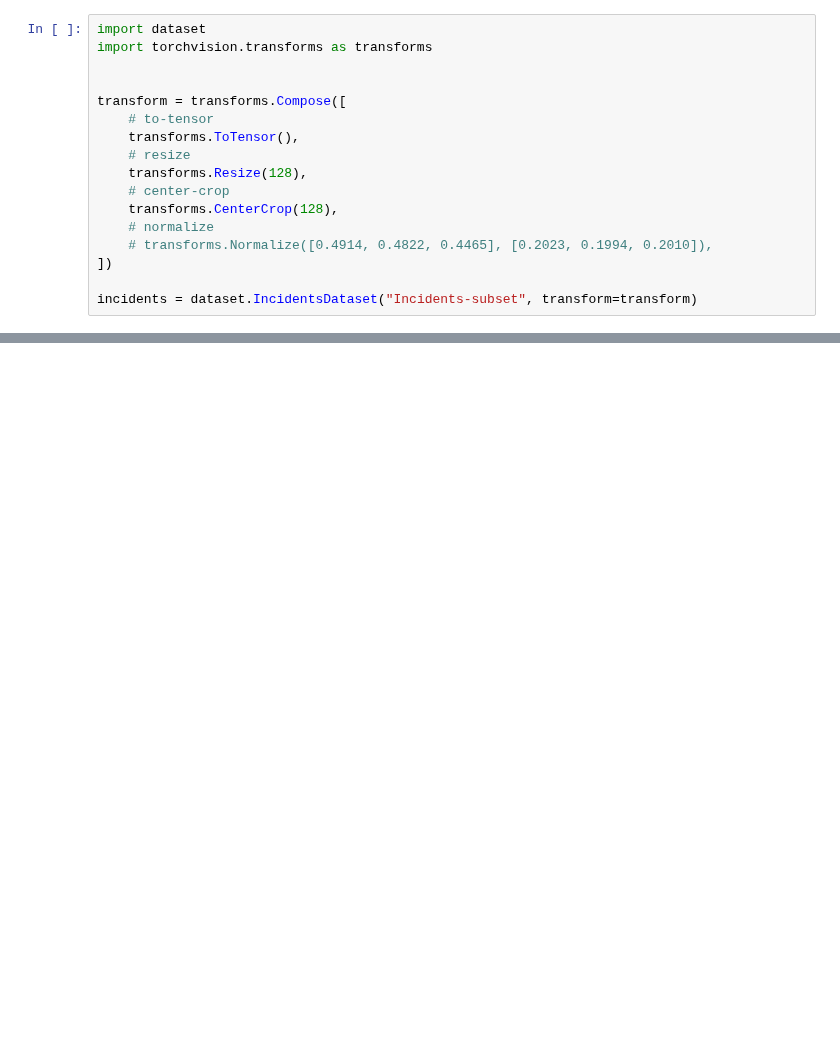
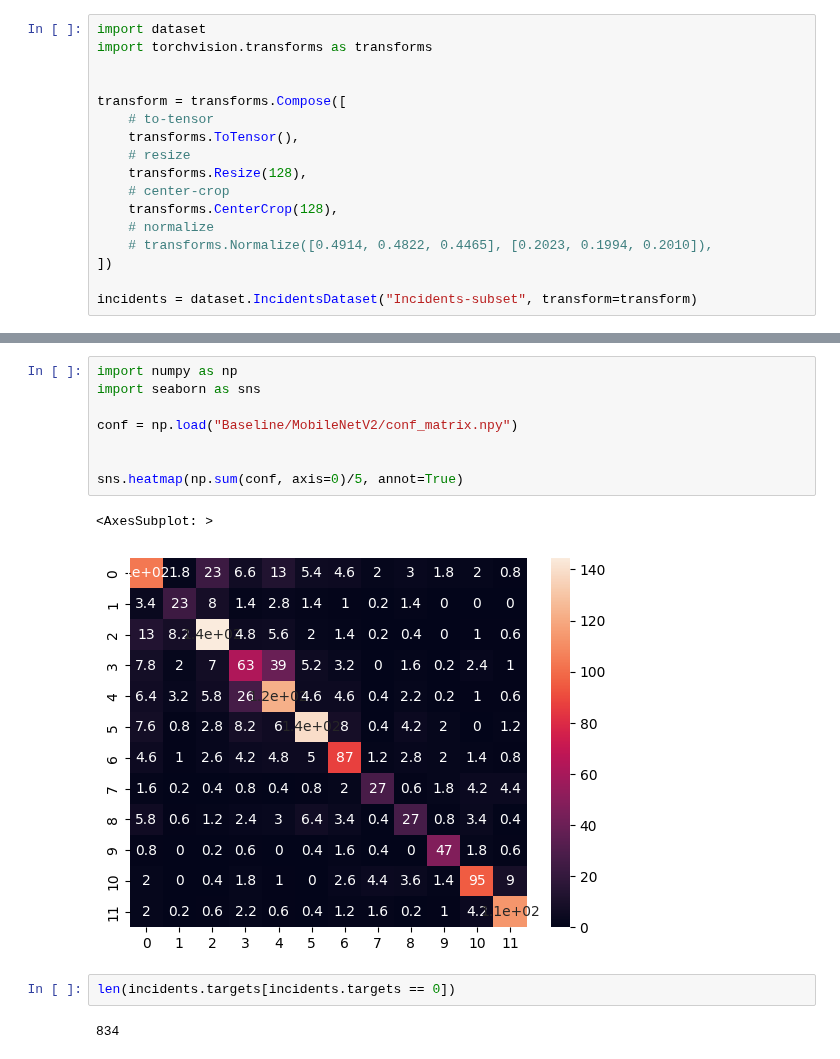
Before and after one commit to Frederico-lp/Data-Science, a Jupyter notebook: CIRI/results.ipynb, the cells around one changed output, grey strips where cells are left out. Cells and saved outputs as stored; diff of their text form; blank space fills up the shorter version.

```diff
--- a/CIRI/results.ipynb
+++ b/CIRI/results.ipynb
@@ -137,0 +124,15 @@ plt.savefig('figures/example_images')
+# %%
+import numpy as np
+import seaborn as sns
+
+conf = np.load("Baseline/MobileNetV2/conf_matrix.npy")
+
+
+sns.heatmap(np.sum(conf, axis=0)/5, annot=True)
+# %% [output]
+<AxesSubplot: >
+[figure, added]
+# %%
+len(incidents.targets[incidents.targets == 0])
+# %% [output]
+834
```
Also changed, not shown: parts of 12 cells of this notebook, 13 other files.
